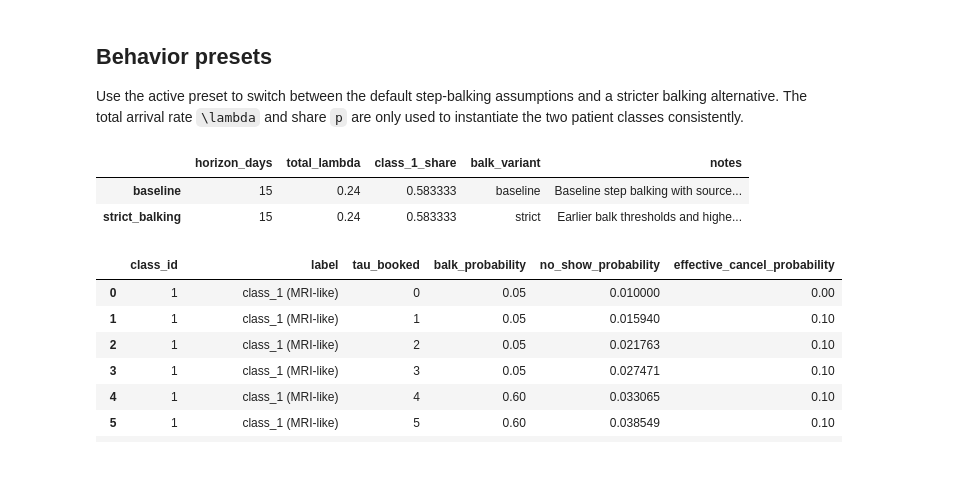
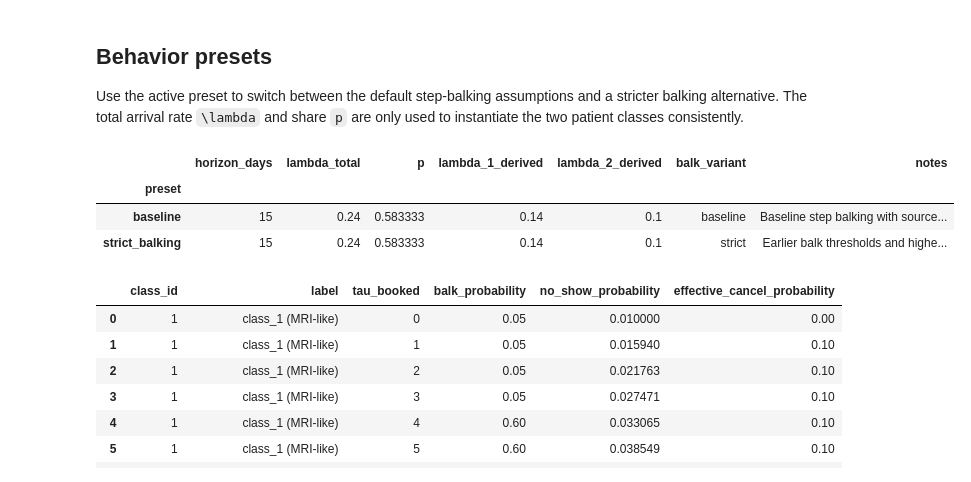
Before and after one commit to alexandre-sdd/research_cuimc_queuing, a Jupyter notebook: Notebooks/behavior_functions.ipynb, the cells around one changed output. Drawn from its saved outputs; the diff is of its cells as text; code cells hidden in the pictures.

```diff
--- a/Notebooks/behavior_functions.ipynb
+++ b/Notebooks/behavior_functions.ipynb
@@ -41,30 +41,45 @@ Use the active preset to switch between the default step-balking assumptions and
 # %%
 BASE_CLASS_SHARE = 7 / 12
 
 BEHAVIOR_PRESETS = {
     "baseline": {
         "horizon_days": 15,
         "total_lambda": 0.24,
         "class_1_share": BASE_CLASS_SHARE,
         "balk_variant": "baseline",
         "notes": "Baseline step balking with source-aligned no-show curves.",
     },
     "strict_balking": {
         "horizon_days": 15,
         "total_lambda": 0.24,
         "class_1_share": BASE_CLASS_SHARE,
         "balk_variant": "strict",
         "notes": "Earlier balk thresholds and higher balk levels.",
     },
 }
 
 ACTIVE_PRESET = "baseline"
 
-pd.DataFrame(BEHAVIOR_PRESETS).T
+pd.DataFrame(
+    [
+        {
+            "preset": name,
+            "horizon_days": preset["horizon_days"],
+            "lambda_total": preset["total_lambda"],
+            "p": preset["class_1_share"],
+            "lambda_1_derived": preset["total_lambda"] * preset["class_1_share"],
+            "lambda_2_derived": preset["total_lambda"] * (1 - preset["class_1_share"]),
+            "balk_variant": preset["balk_variant"],
+            "notes": preset["notes"],
+        }
+        for name, preset in BEHAVIOR_PRESETS.items()
+    ]
+).set_index("preset")
 # %% [output]
-|  | horizon_days | total_lambda | class_1_share | balk_variant | notes |
-| baseline | 15 | 0.24 | 0.583333 | baseline | Baseline step balking with source... |
-| strict_balking | 15 | 0.24 | 0.583333 | strict | Earlier balk thresholds and highe... |
+|  | horizon_days | lambda_total | p | lambda_1_derived | lambda_2_derived | balk_variant | notes |
+| preset |  |  |  |  |  |  |  |
+| baseline | 15 | 0.24 | 0.583333 | 0.14 | 0.1 | baseline | Baseline step balking with source... |
+| strict_balking | 15 | 0.24 | 0.583333 | 0.14 | 0.1 | strict | Earlier balk thresholds and highe... |
 # %%
 def make_classes(total_lambda=0.24, class_1_share=7 / 12, balk_variant="baseline"):
     lambda_1, lambda_2 = split_two_class_arrival_rates(total_lambda, class_1_share)
```
Also changed, not shown: 3 other files.
